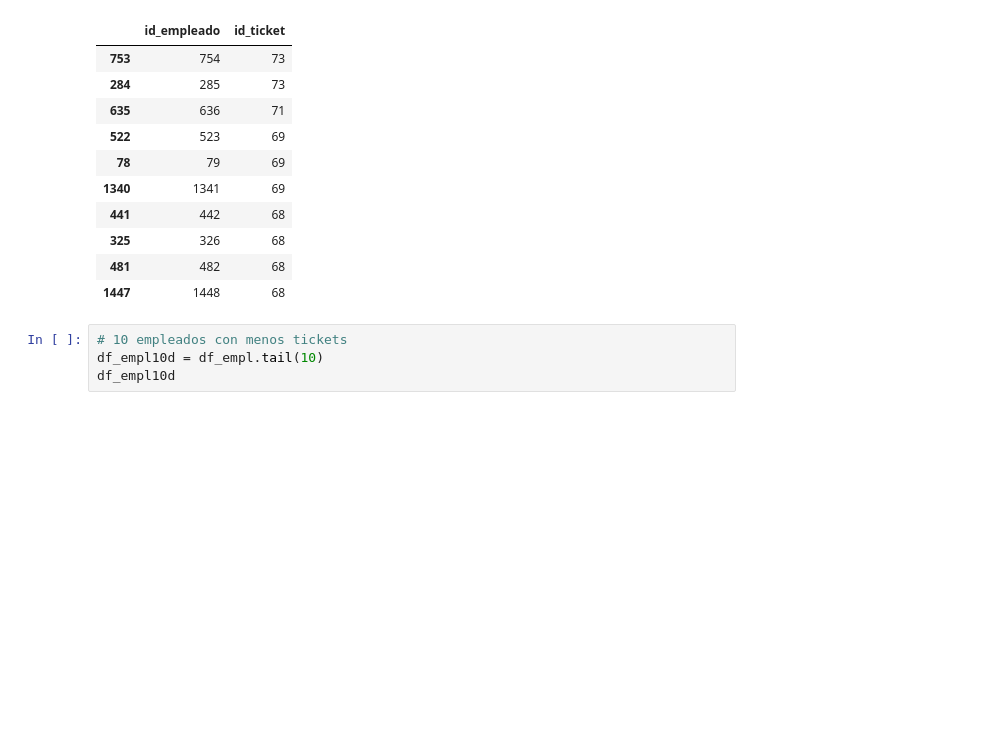
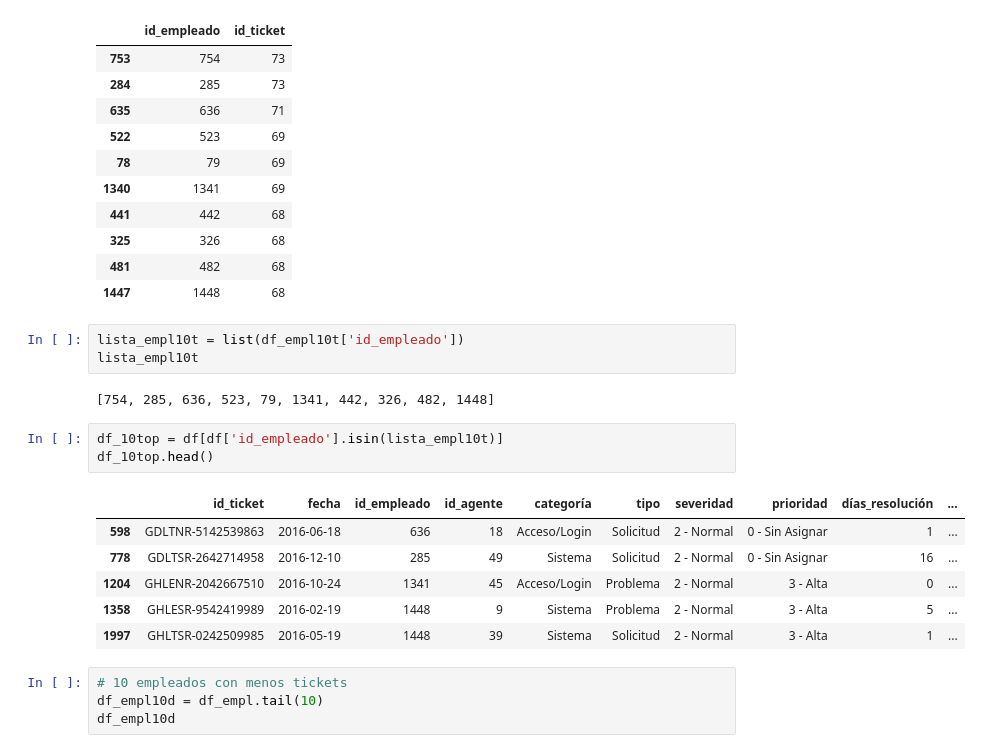
Before and after one commit to Adalab/promo-d-da-modulo2-sprint2-elisa-maitane, a Jupyter notebook: eda/eda-III-analisis_exploratorio_grafico.ipynb, the cells around one changed output. Saved outputs shown, nothing was run; the diff lists cells and outputs as text; blank space fills up the shorter version.

```diff
--- a/eda/eda-III-analisis_exploratorio_grafico.ipynb
+++ b/eda/eda-III-analisis_exploratorio_grafico.ipynb
@@ -122,6 +124,21 @@ df_empl10t
 | 325 | 326 | 68 |
 | 481 | 482 | 68 |
 | 1447 | 1448 | 68 |
+# %%
+lista_empl10t = list(df_empl10t['id_empleado'])
+lista_empl10t
+# %% [output]
+[754, 285, 636, 523, 79, 1341, 442, 326, 482, 1448]
+# %%
+df_10top = df[df['id_empleado'].isin(lista_empl10t)]
+df_10top.head()
+# %% [output]
+|  | id_ticket | fecha | id_empleado | id_agente | categoría | tipo | severidad | prioridad | días_resolución | ... |
+| 598 | GDLTNR-5142539863 | 2016-06-18 | 636 | 18 | Acceso/Login | Solicitud | 2 - Normal | 0 - Sin Asignar | 1 | ... |
+| 778 | GDLTSR-2642714958 | 2016-12-10 | 285 | 49 | Sistema | Solicitud | 2 - Normal | 0 - Sin Asignar | 16 | ... |
+| 1204 | GHLENR-2042667510 | 2016-10-24 | 1341 | 45 | Acceso/Login | Problema | 2 - Normal | 3 - Alta | 0 | ... |
+| 1358 | GHLESR-9542419989 | 2016-02-19 | 1448 | 9 | Sistema | Problema | 2 - Normal | 3 - Alta | 5 | ... |
+| 1997 | GHLTSR-0242509985 | 2016-05-19 | 1448 | 39 | Sistema | Solicitud | 2 - Normal | 3 - Alta | 1 | ... |
 # %%
 # 10 empleados con menos tickets
 df_empl10d = df_empl.tail(10)
```
Also changed, not shown: parts of 10 cells of this notebook.
